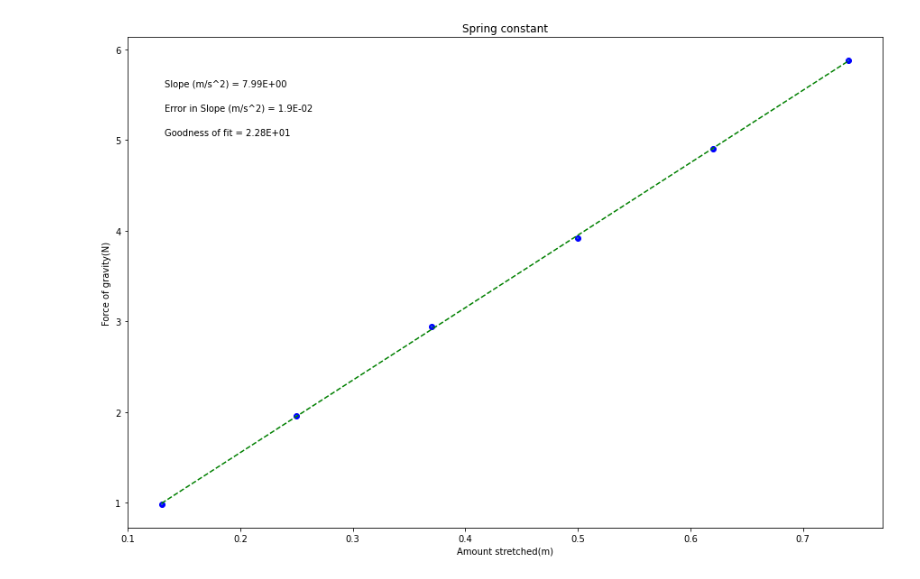
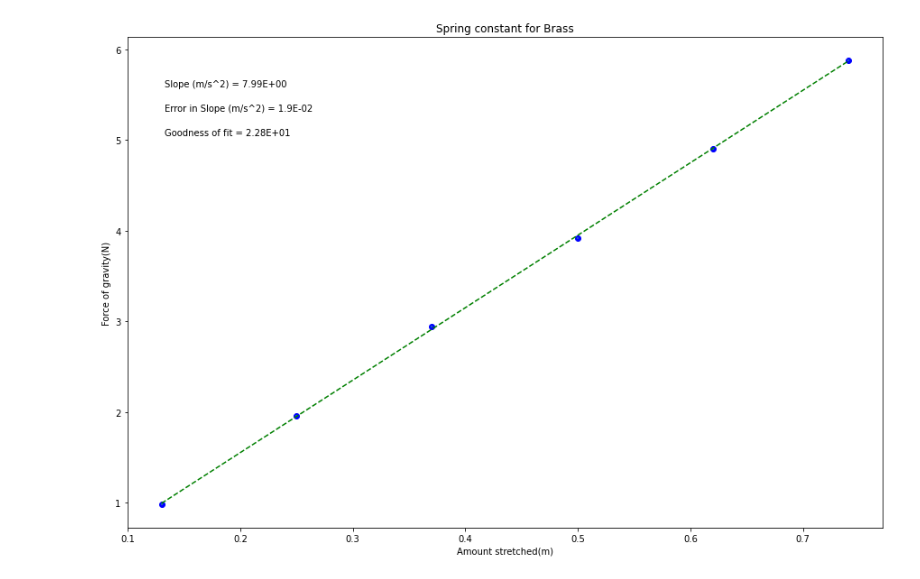
Before and after one commit to watsonaiden/physics215_lab, a Jupyter notebook: Hookes_law.ipynb, the cells around one changed output. Cells and saved outputs as stored; diff of their text form; code cells hidden in the pictures.

```diff
--- a/Hookes_law.ipynb
+++ b/Hookes_law.ipynb
@@ -58,32 +58,32 @@ def LLSFD2(x,y,dy):
     return N
 
 N = LLSFD2(x,y,dy)
 
 #-----------------------------------------------------------------------#
 #Plot data on graph. Plot error bars and place values for slope, error in slope
 #and goodness of fit on the plot using "annotate"
 
 plt.figure(figsize=(15,10))
 
 plt.plot(x, fit, color='green', linestyle='--')
 plt.scatter(x, y, color='blue', marker='o')
 
 
 #create labels  YOU NEED TO CHANGE THESE!!!
 plt.xlabel('Amount stretched(m)')
 plt.ylabel('Force of gravity(N)')
-plt.title('Spring constant')
+plt.title('Spring constant for Brass')
 
 plt.errorbar(x, y, yerr=dy, xerr=None, fmt="none") #don't need to plot x error bars
 
 plt.annotate('Slope (m/s^2) = {value:.{digits}E}'.format(value=m, digits=2),
              (0.05, 0.9), xycoords='axes fraction')
 
 plt.annotate('Error in Slope (m/s^2) = {value:.{digits}E}'.format(value=dm, digits=1),
              (0.05, 0.85), xycoords='axes fraction')
 
 plt.annotate('Goodness of fit = {value:.{digits}E}'.format(value=N, digits=2),
              (0.05, 0.80), xycoords='axes fraction')
 plt.show()
 # %% [output]
-[figure, old version]
+[figure, new version]
```
Also changed, not shown: parts of 1 cell of this notebook.
